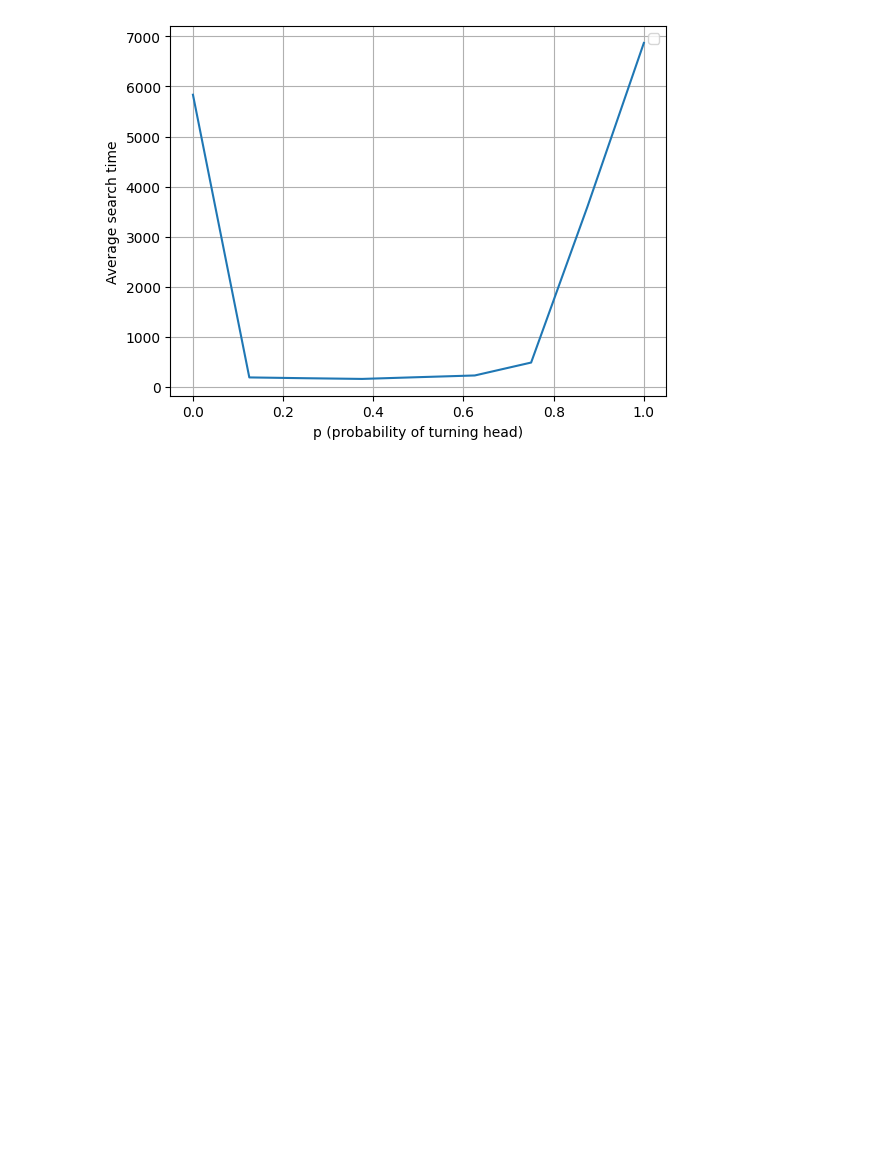
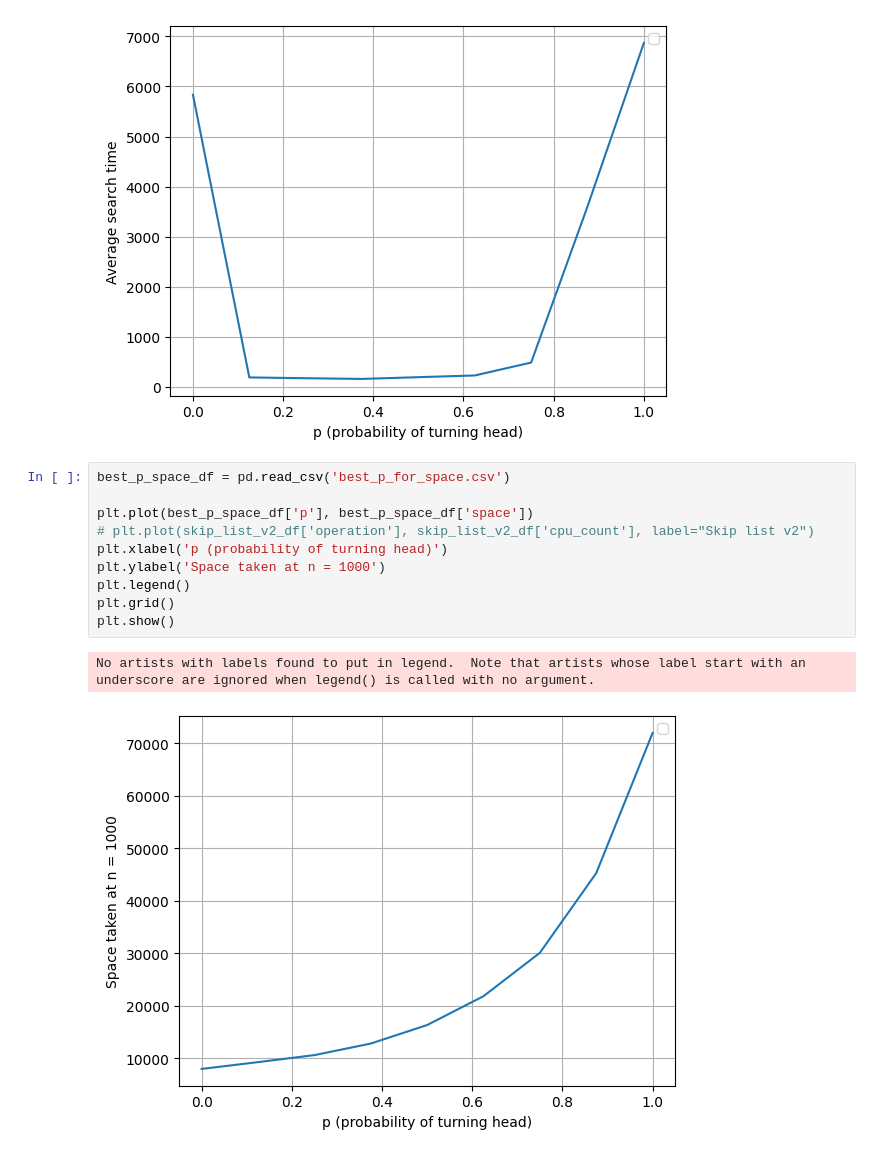
Before and after one commit to sudo-lucifer/applied-algo-hw1, a Jupyter notebook: skip_list_benchmark/skip_list_benchmark.ipynb, the cells around one changed output. Drawn from its saved outputs; the diff is of its cells as text; blank space fills up the shorter version.

```diff
--- a/skip_list_benchmark/skip_list_benchmark.ipynb
+++ b/skip_list_benchmark/skip_list_benchmark.ipynb
@@ -53,3 +53,16 @@ plt.show()
 # %% [output]
 No artists with labels found to put in legend.  Note that artists whose label start with an underscore are ignored when legend() is called with no argument.
 [figure]
+# %%
+best_p_space_df = pd.read_csv('best_p_for_space.csv')
+
+plt.plot(best_p_space_df['p'], best_p_space_df['space'])
+# plt.plot(skip_list_v2_df['operation'], skip_list_v2_df['cpu_count'], label="Skip list v2")
+plt.xlabel('p (probability of turning head)')
+plt.ylabel('Space taken at n = 1000')
+plt.legend()
+plt.grid()
+plt.show()
+# %% [output]
+No artists with labels found to put in legend.  Note that artists whose label start with an underscore are ignored when legend() is called with no argument.
+[figure, added]
```
Also changed, not shown: 4 other files.
